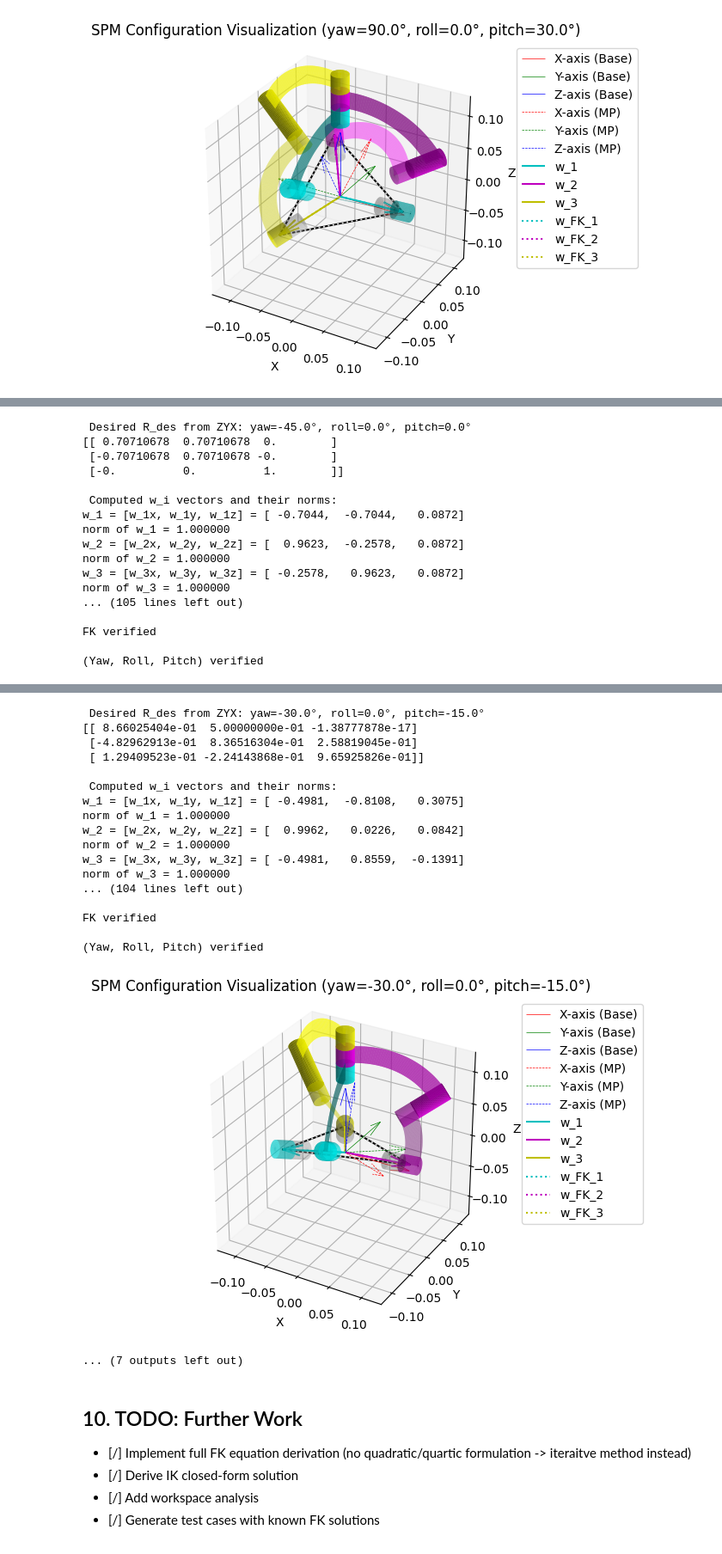
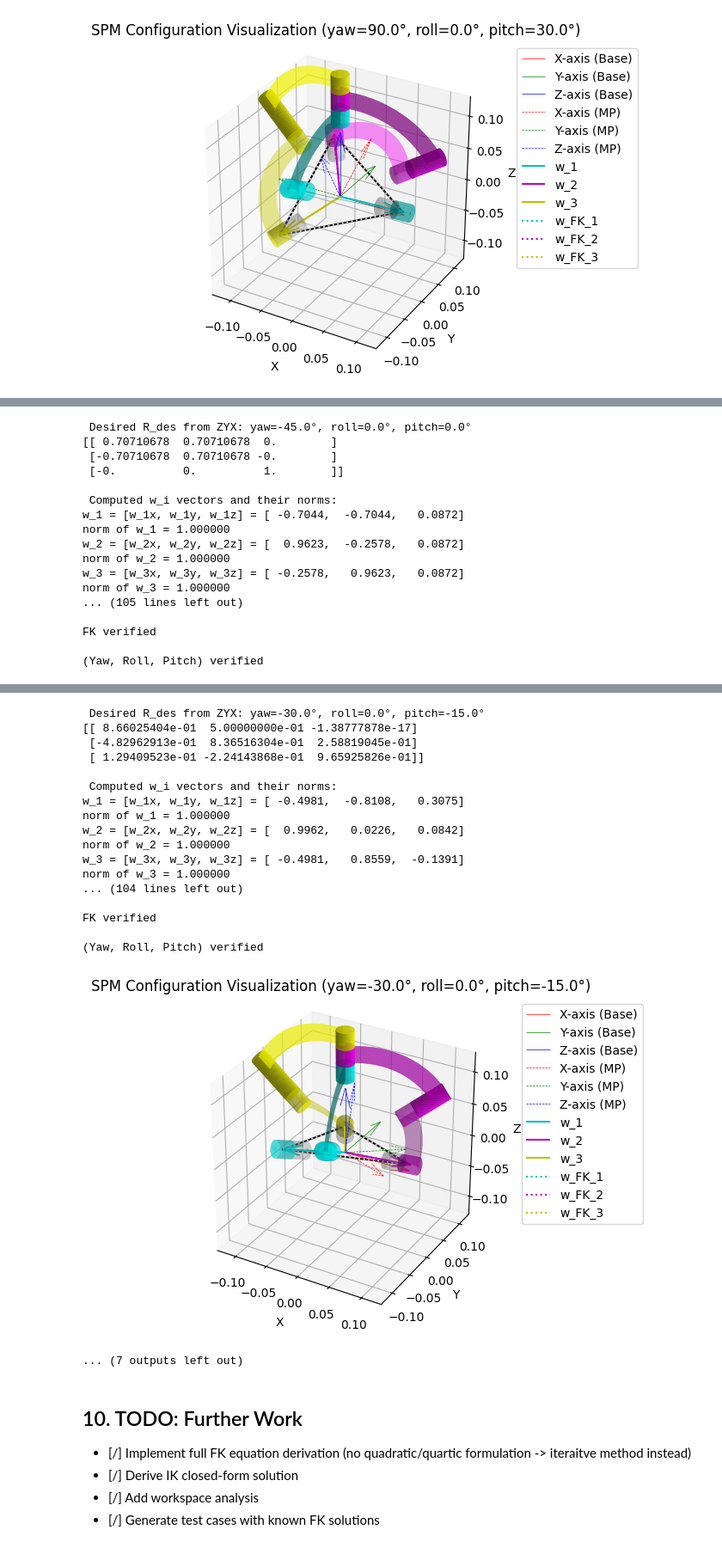
Before and after one commit to ChawinOph/spm-mechanics, a Jupyter notebook: notebooks/spm_kinematics.ipynb, the cells around one changed output, grey strips where cells are left out. Shown at 86% size. Saved outputs shown, nothing was run; the diff lists cells and outputs as text; code cells hidden in the pictures.

Commit message:
alpha_i2=[np.pi/4, np.pi/4, np.pi/3]

```diff
--- a/notebooks/spm_kinematics.ipynb
+++ b/notebooks/spm_kinematics.ipynb
@@ -2588,7 +2588,10 @@ Z_Bcond = np.zeros_like(Z_yaws)
 # initialize SPM class object
 offset_angle = np.pi/2
 # spm = SPM(eta_i2=[0 + offset_angle, np.pi/2 + offset_angle, 3*np.pi/2 + offset_angle])
-spm = SPM(eta_i2=[0, 2*np.pi/3, 4*np.pi/3], alpha_i2=[np.pi/4, np.pi/4, np.pi/4]) # ankle SPM
+# spm = SPM(eta_i2=[0, 2*np.pi/3, 4*np.pi/3], alpha_i2=[np.pi/4, np.pi/4, np.pi/4]) # ankle SPM
+
+# ankle SPM with 60 deg alpha_i2 to increase workspace and avoid singularities at the cost of more complex kinematics
+spm = SPM(eta_i2=[0, 2*np.pi/3, 4*np.pi/3], alpha_i2=[np.pi/4, np.pi/4, np.pi/3])
 
 # yaw, roll, pitch for visualization
 euler_angles_traj_2 = [
@@ -2755,21 +2758,21 @@ FK verified
  Desired R_des from ZYX: yaw=-30.0°, roll=0.0°, pitch=-15.0°
 [[ 8.66025404e-01  5.00000000e-01 -1.38777878e-17]
  [-4.82962913e-01  8.36516304e-01  2.58819045e-01]
  [ 1.29409523e-01 -2.24143868e-01  9.65925826e-01]]
 
  Computed w_i vectors and their norms:
 w_1 = [w_1x, w_1y, w_1z] = [ -0.4981,  -0.8108,   0.3075]
 norm of w_1 = 1.000000
 w_2 = [w_2x, w_2y, w_2z] = [  0.9962,   0.0226,   0.0842]
 norm of w_2 = 1.000000
 w_3 = [w_3x, w_3y, w_3z] = [ -0.4981,   0.8559,  -0.1391]
 norm of w_3 = 1.000000
 ... (104 lines left out)
 
 FK verified
 
 (Yaw, Roll, Pitch) verified
-[figure, old version]
+[figure, new version]
 ... (7 outputs left out)
 # %% [markdown]
 ## 10. TODO: Further Work
```
Also changed, not shown: parts of 1 cell of this notebook.
